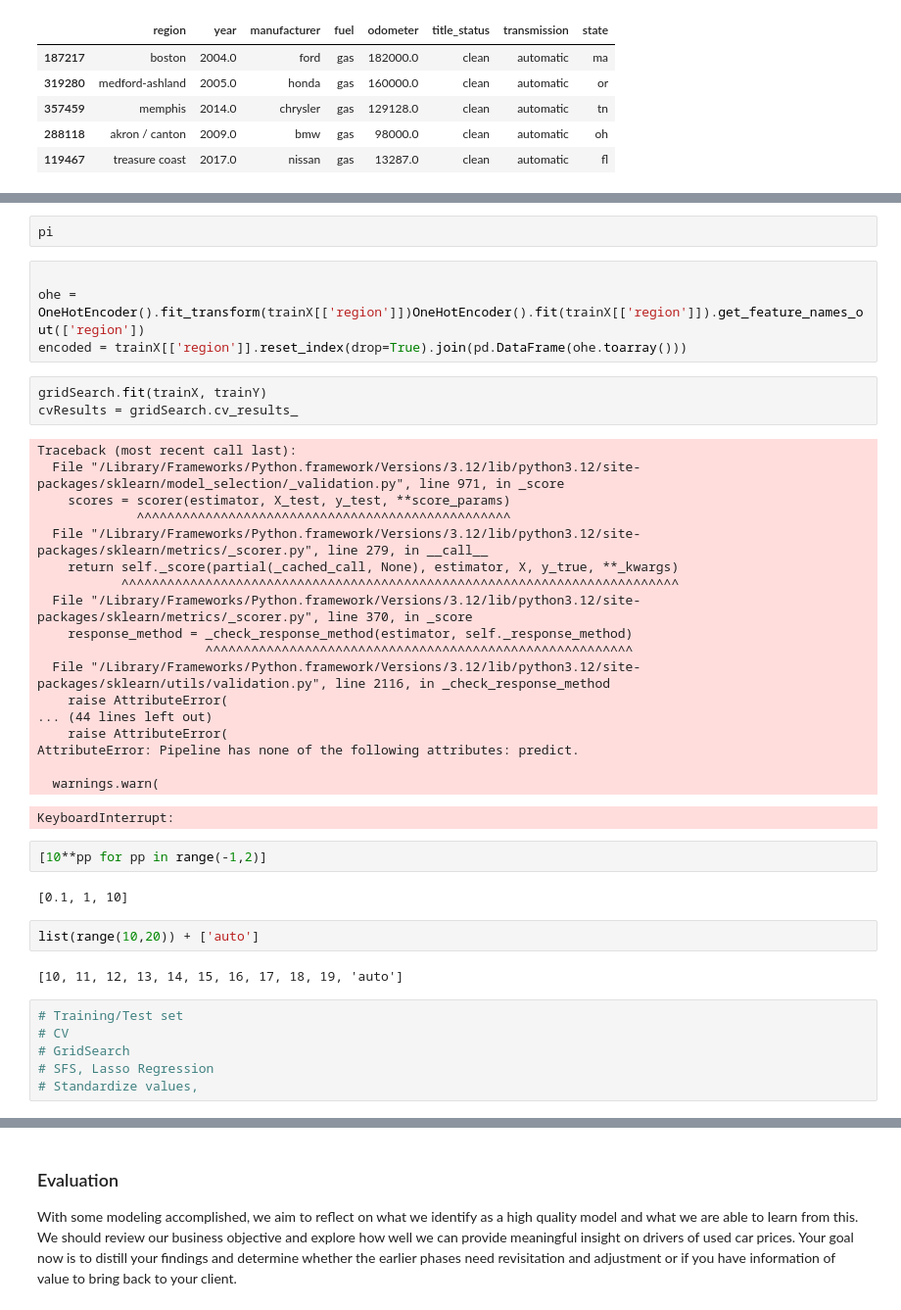
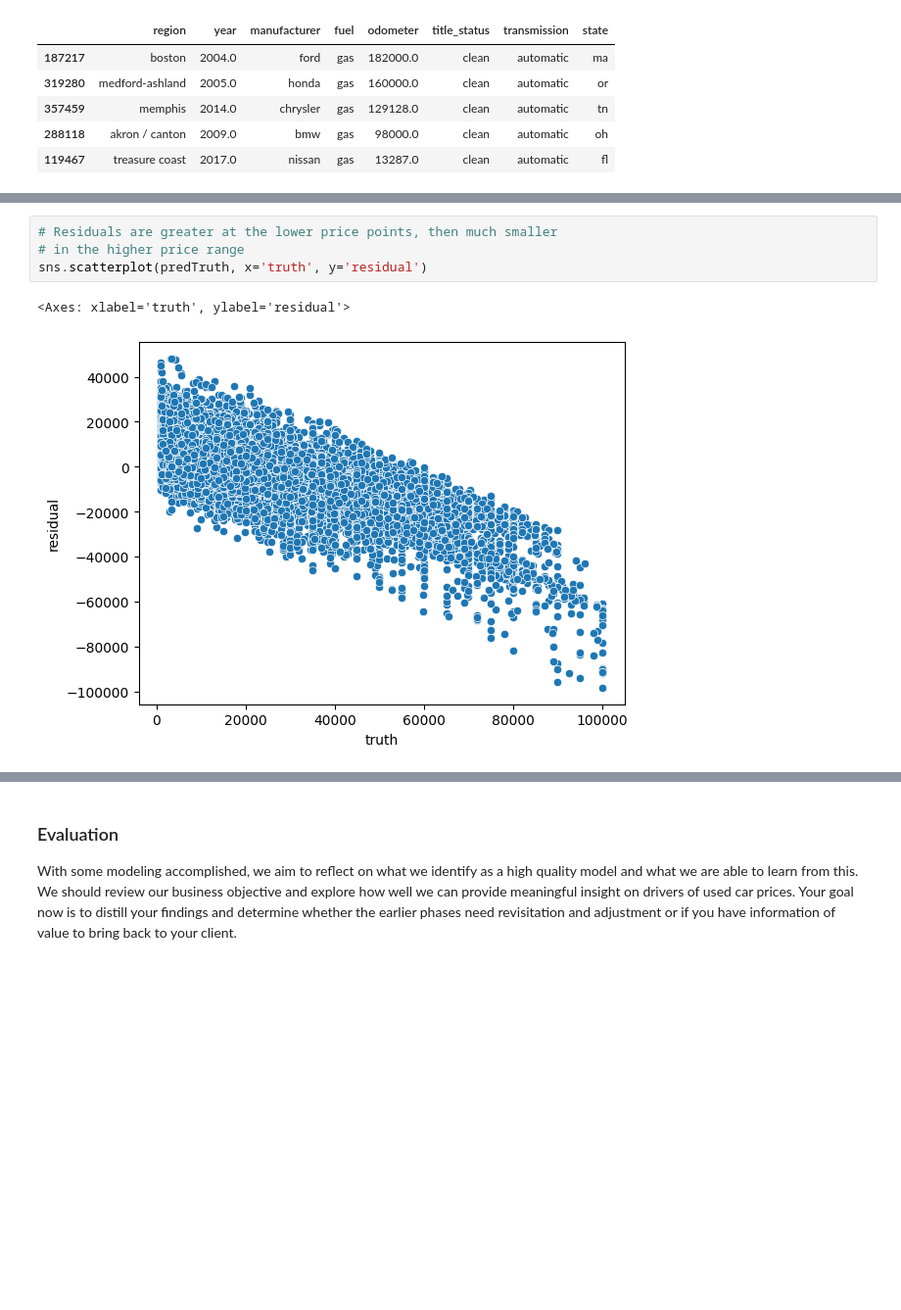
Before and after one commit to Raesu/pcmlai, a Jupyter notebook: Module 11/prompt_II.ipynb, the cells around one changed output, grey strips where cells are left out. Shown at 98% size. Cells and saved outputs as stored; diff of their text form; blank space fills up the shorter version.

```diff
--- a/Module 11/prompt_II.ipynb
+++ b/Module 11/prompt_II.ipynb
@@ -551,42 +608,7 @@ array(['onehotencoder__region_SF bay area',
-# %%
-pi
-# %%
-
-ohe = OneHotEncoder().fit_transform(trainX[['region']])OneHotEncoder().fit(trainX[['region']]).get_feature_names_out(['region'])
-encoded = trainX[['region']].reset_index(drop=True).join(pd.DataFrame(ohe.toarray()))
-# %%
-gridSearch.fit(trainX, trainY)
-cvResults = gridSearch.cv_results_
-# %% [output]
-Traceback (most recent call last):
-  File "/Library/Frameworks/Python.framework/Versions/3.12/lib/python3.12/site-packages/sklearn/model_selection/_validation.py", line 971, in _score
-    scores = scorer(estimator, X_test, y_test, **score_params)
-             ^^^^^^^^^^^^^^^^^^^^^^^^^^^^^^^^^^^^^^^^^^^^^^^^^
-  File "/Library/Frameworks/Python.framework/Versions/3.12/lib/python3.12/site-packages/sklearn/metrics/_scorer.py", line 279, in __call__
-    return self._score(partial(_cached_call, None), estimator, X, y_true, **_kwargs)
-           ^^^^^^^^^^^^^^^^^^^^^^^^^^^^^^^^^^^^^^^^^^^^^^^^^^^^^^^^^^^^^^^^^^^^^^^^^
-  File "/Library/Frameworks/Python.framework/Versions/3.12/lib/python3.12/site-packages/sklearn/metrics/_scorer.py", line 370, in _score
-    response_method = _check_response_method(estimator, self._response_method)
-                      ^^^^^^^^^^^^^^^^^^^^^^^^^^^^^^^^^^^^^^^^^^^^^^^^^^^^^^^^
-  File "/Library/Frameworks/Python.framework/Versions/3.12/lib/python3.12/site-packages/sklearn/utils/validation.py", line 2116, in _check_response_method
-    raise AttributeError(
-... (44 lines left out)
-    raise AttributeError(
-AttributeError: Pipeline has none of the following attributes: predict.
-
-  warnings.warn(
-KeyboardInterrupt:
-# %%
-[10**pp for pp in range(-1,2)]
-# %% [output]
-[0.1, 1, 10]
-# %%
-list(range(10,20)) + ['auto']
-# %% [output]
-[10, 11, 12, 13, 14, 15, 16, 17, 18, 19, 'auto']
-# %%
-# Training/Test set
-# CV
-# GridSearch
-# SFS, Lasso Regression
-# Standardize values,
+# %%
+# Residuals are greater at the lower price points, then much smaller
+# in the higher price range
+sns.scatterplot(predTruth, x='truth', y='residual')
+# %% [output]
+<Axes: xlabel='truth', ylabel='residual'>
+[figure, added]
```
Also changed, not shown: parts of 21 cells of this notebook.
